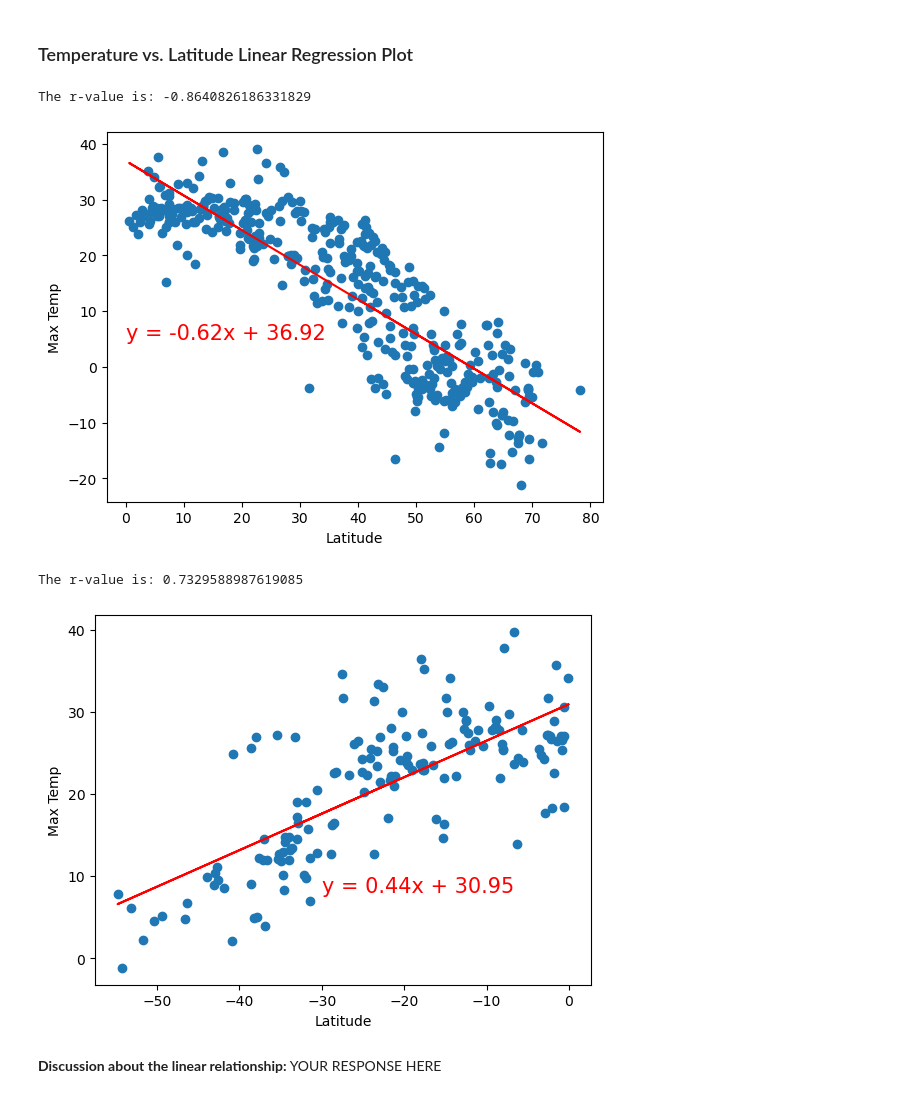
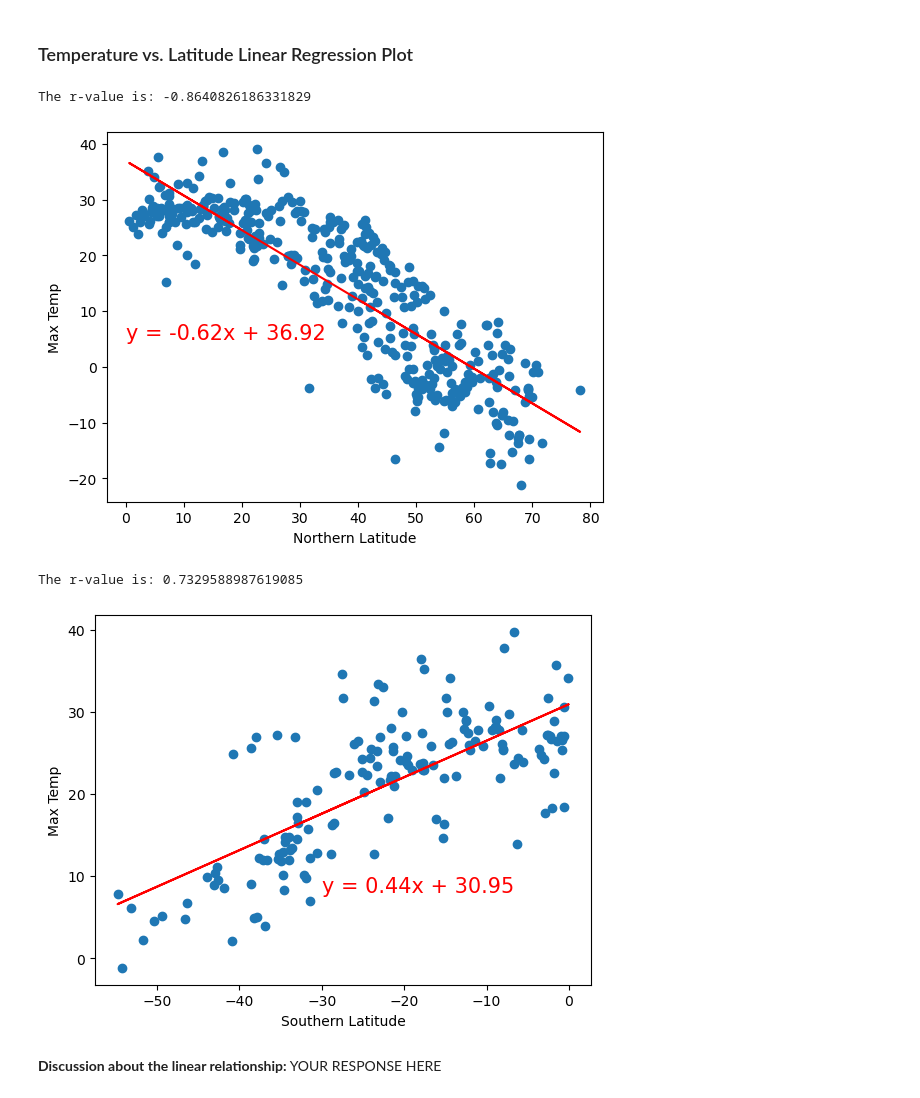
Before and after one commit to Geysha07/python-api-challenge, a Jupyter notebook: WeatherPy/Starter_Code/WeatherPy.ipynb, the cells around one changed output. Drawn from its saved outputs; the diff is of its cells as text; code cells hidden in the pictures.

Commit message:
edited code for linear regression plots

```diff
--- a/WeatherPy/Starter_Code/WeatherPy.ipynb
+++ b/WeatherPy/Starter_Code/WeatherPy.ipynb
@@ -301,20 +316,20 @@ southern_hemi_df.head()
 # %%
 # Linear regression on Northern Hemisphere
 x_values = northern_hemi_df["Lat"]
 y_values = northern_hemi_df["Max Temp"]
 (slope, intercept, rvalue, pvalue, stderr) = linregress(x_values, y_values)
 regress_values = x_values * slope + intercept
 line_eq = "y = " + str(round(slope,2)) + "x + " + str(round(intercept,2))
 plt.scatter(x_values,y_values)
 plt.plot(x_values,regress_values,"r-")
 plt.annotate(line_eq,(0,5),fontsize=15,color="red")
-plt.xlabel("Latitude")
+plt.xlabel("Northern Latitude")
 plt.ylabel("Max Temp")
 print(f"The r-value is: {rvalue} ")
 plt.show()
 # %% [output]
 The r-value is: -0.8640826186331829
-[figure, old version]
+[figure, new version]
 # %%
 # Linear regression on Southern Hemisphere
 x_values = southern_hemi_df["Lat"]
@@ -325,13 +340,13 @@ line_eq = "y = " + str(round(slope,2)) + "x + " + str(round(intercept,2))
 plt.scatter(x_values,y_values)
 plt.plot(x_values,regress_values,"r-")
 plt.annotate(line_eq,(-30,8),fontsize=15,color="red")
-plt.xlabel("Latitude")
+plt.xlabel("Southern Latitude")
 plt.ylabel("Max Temp")
 print(f"The r-value is: {rvalue} ")
 plt.show()
 # %% [output]
 The r-value is: 0.7329588987619085
-[figure, old version]
+[figure, new version]
 # %% [markdown]
 **Discussion about the linear relationship:** YOUR RESPONSE HERE
 # %% [markdown]
```
Also changed, not shown: parts of 8 cells of this notebook.
